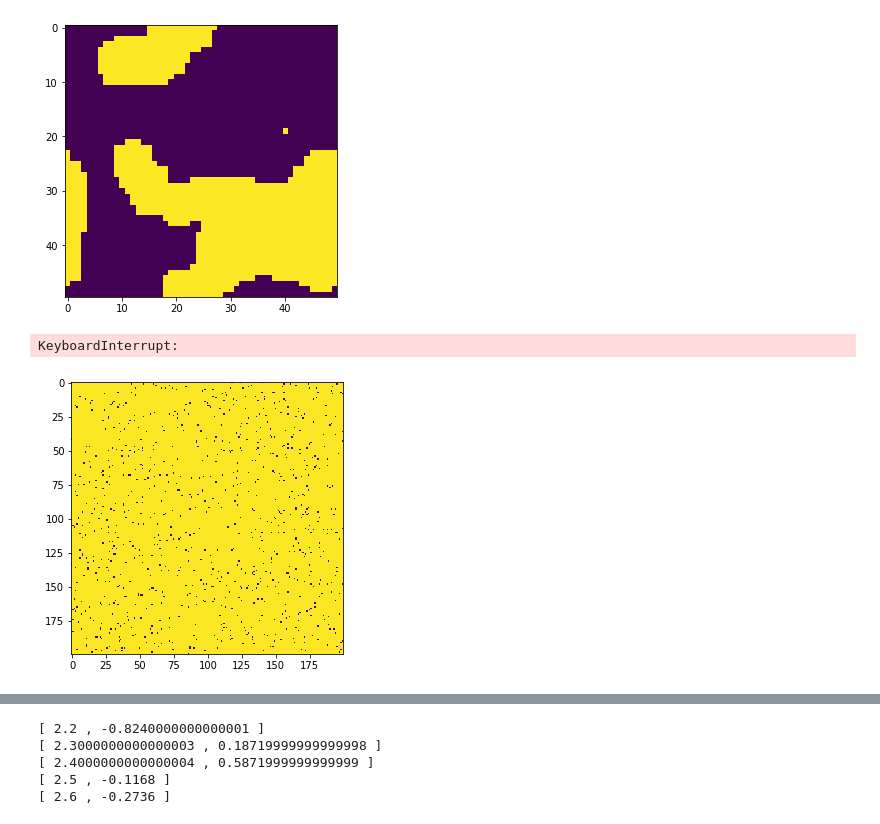
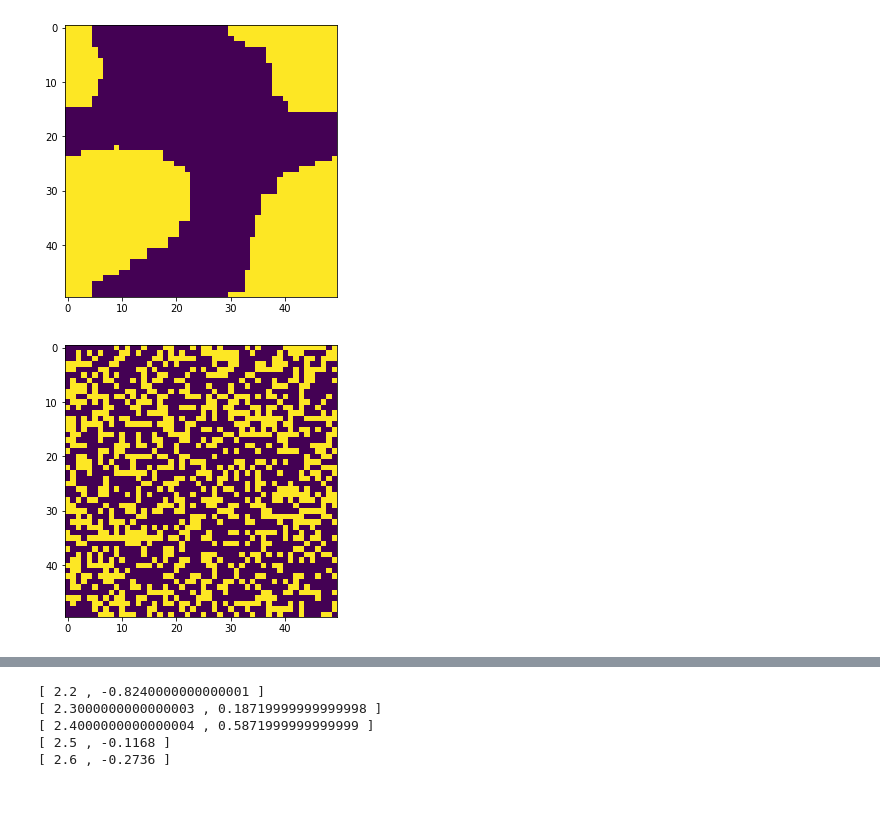
Before and after one commit to eleonoragatti44/IsingModel-CSProject, a Jupyter notebook: Ising2D.ipynb, the cells around one changed output, grey strips where cells are left out. Saved outputs shown, nothing was run; the diff lists cells and outputs as text; code cells hidden in the pictures; blank space fills up the shorter version.

```diff
--- a/Ising2D.ipynb
+++ b/Ising2D.ipynb
@@ -125,0 +1,14 @@ class lattice2d():
+# %%
+import matplotlib.pyplot as plt
+import numpy as np
+from ising import Ising
+from IPython import display
+import matplotlib as mpl
+
+mpl.rcParams['axes.titlesize'] = 16
+mpl.rcParams['axes.labelsize'] = 14
+mpl.rcParams['legend.fontsize'] = 12
+mpl.rcParams['xtick.labelsize'] = 12
+mpl.rcParams['ytick.labelsize'] = 12
+
+T_c = 2/np.log(1+np.sqrt(2))
@@ -126,11 +21,9 @@ class lattice2d():
 # %%
-from IPython import display
-
 T_c = 2/np.log(1+np.sqrt(2))
 T = 0.01
 
 # create initial random configuration
-ising = lattice2d(50, 50, T, 0, 1)
+ising = Ising(50, 50, T, 0, 1)
 
 # set up figure, plot first frame
 fig, ax = plt.subplots(1, 1, figsize=(6,5))
@@ -149,30 +42,29 @@ for t in range(10000):
         display.display(plt.gcf())
         display.clear_output(wait=True)
 # %% [output]
-[figure, old version]
+[figure, new version]
 # %%
-T = 2
+T = 3
 
 # create initial random configuration
-ising = lattice2d(200, 200, T, 0, 1)
+ising = Ising(50, 50, T, 0, 1)
 
 # set up figure, plot first frame
 fig, ax = plt.subplots(1, 1, figsize=(6,5))
 # draw the initial configuration,
 # naming the plot "im".
 im = ax.imshow(ising.matrix)
 
-for t in range(10000):
+for t in range(1000):
     # update the system
-    ising.metropolis_mf(50)
+    ising.metropolis_mf(10)
     # replot every 1000 MC updates
     if t%100==0:
         # update the data of the plot (not the whole figure!)
         im.set_data(ising.matrix)
         # rerender
         display.display(plt.gcf())
         display.clear_output(wait=True)
 # %% [output]
-KeyboardInterrupt:
-[figure, old version]
+[figure, new version]
 # %%
```
Also changed, not shown: parts of 14 cells of this notebook, 1 other file.
